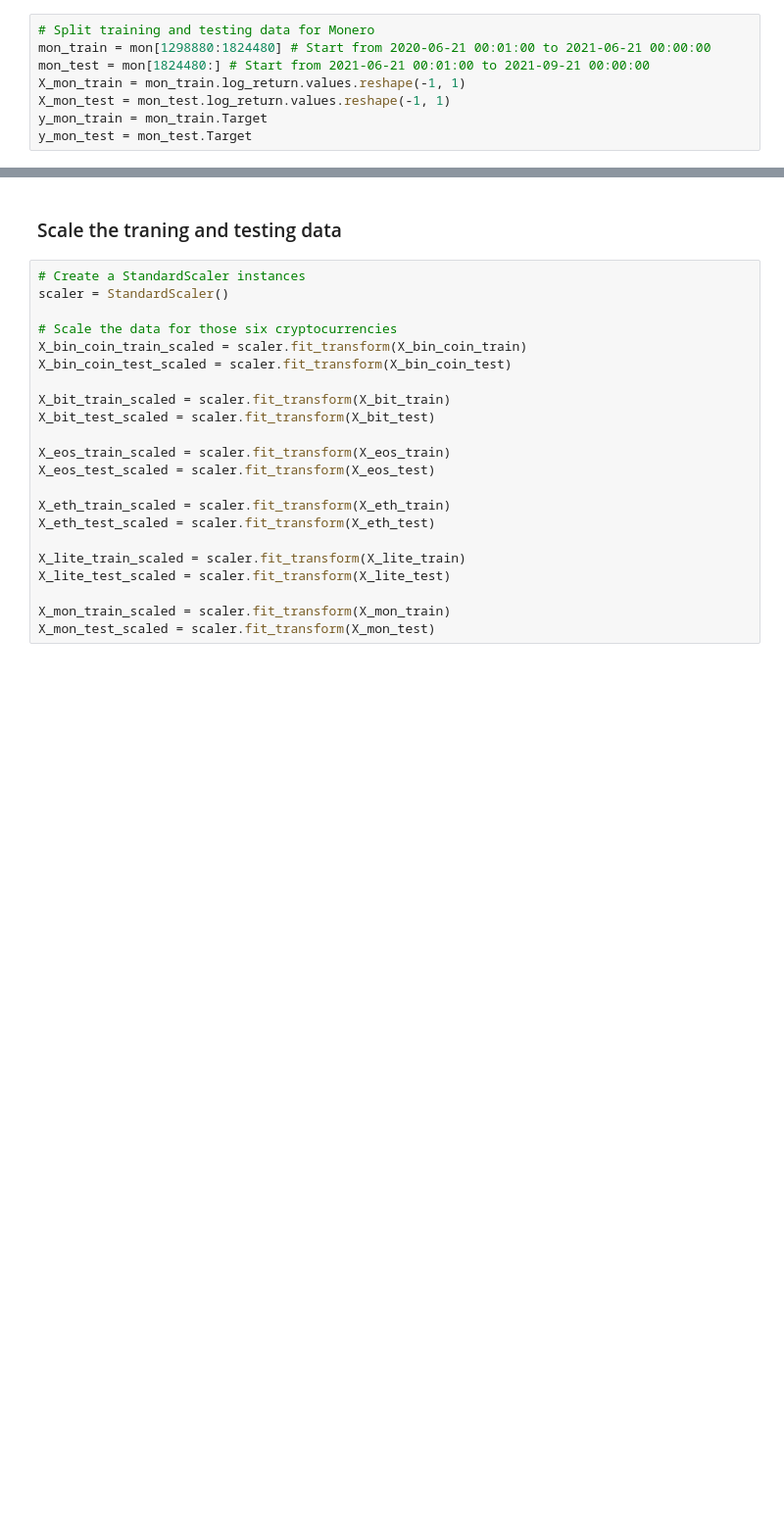
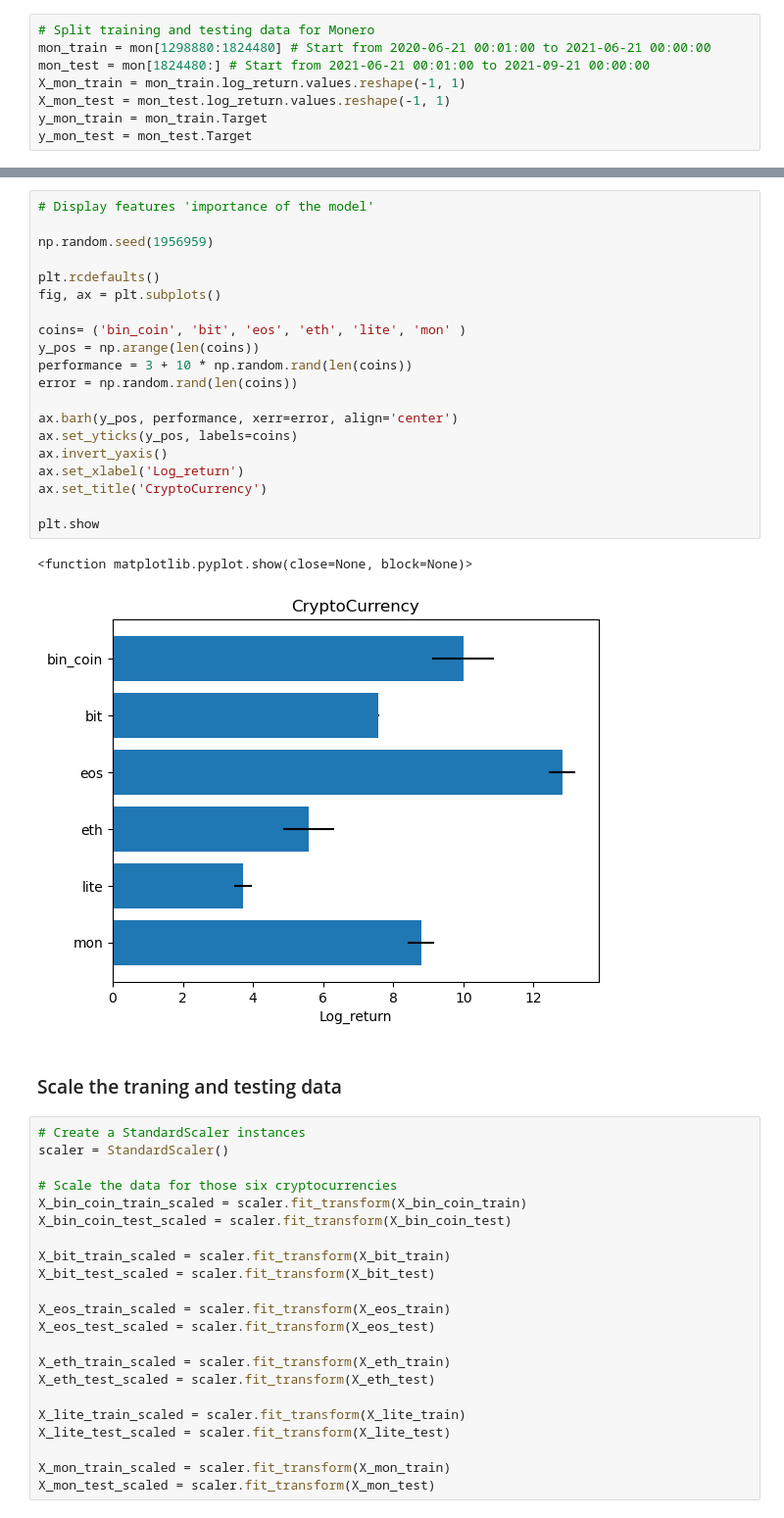
Before and after one commit to Preacherman194589/Crypto-Prediction, a Jupyter notebook: Crypto_Forecasting_Target.ipynb, the cells around one changed output, grey strips where cells are left out. Shown at 98% size. Cells and saved outputs as stored; diff of their text form; blank space fills up the shorter version.

```diff
--- a/Crypto_Forecasting_Target.ipynb
+++ b/Crypto_Forecasting_Target.ipynb
@@ -801,3 +792,26 @@ plt.show()
+# %%
+# Display features 'importance of the model'
+
+np.random.seed(1956959)
+
+plt.rcdefaults()
+fig, ax = plt.subplots()
+
+coins= ('bin_coin', 'bit', 'eos', 'eth', 'lite', 'mon' )
+y_pos = np.arange(len(coins))
+performance = 3 + 10 * np.random.rand(len(coins))
+error = np.random.rand(len(coins))
+
+ax.barh(y_pos, performance, xerr=error, align='center')
+ax.set_yticks(y_pos, labels=coins)
+ax.invert_yaxis()
+ax.set_xlabel('Log_return')
+ax.set_title('CryptoCurrency')
+
+plt.show
+# %% [output]
+<function matplotlib.pyplot.show(close=None, block=None)>
+[figure, added]
 # %% [markdown]
 ### Scale the traning and testing data
 # %%
```
Also changed, not shown: parts of 94 cells of this notebook.
